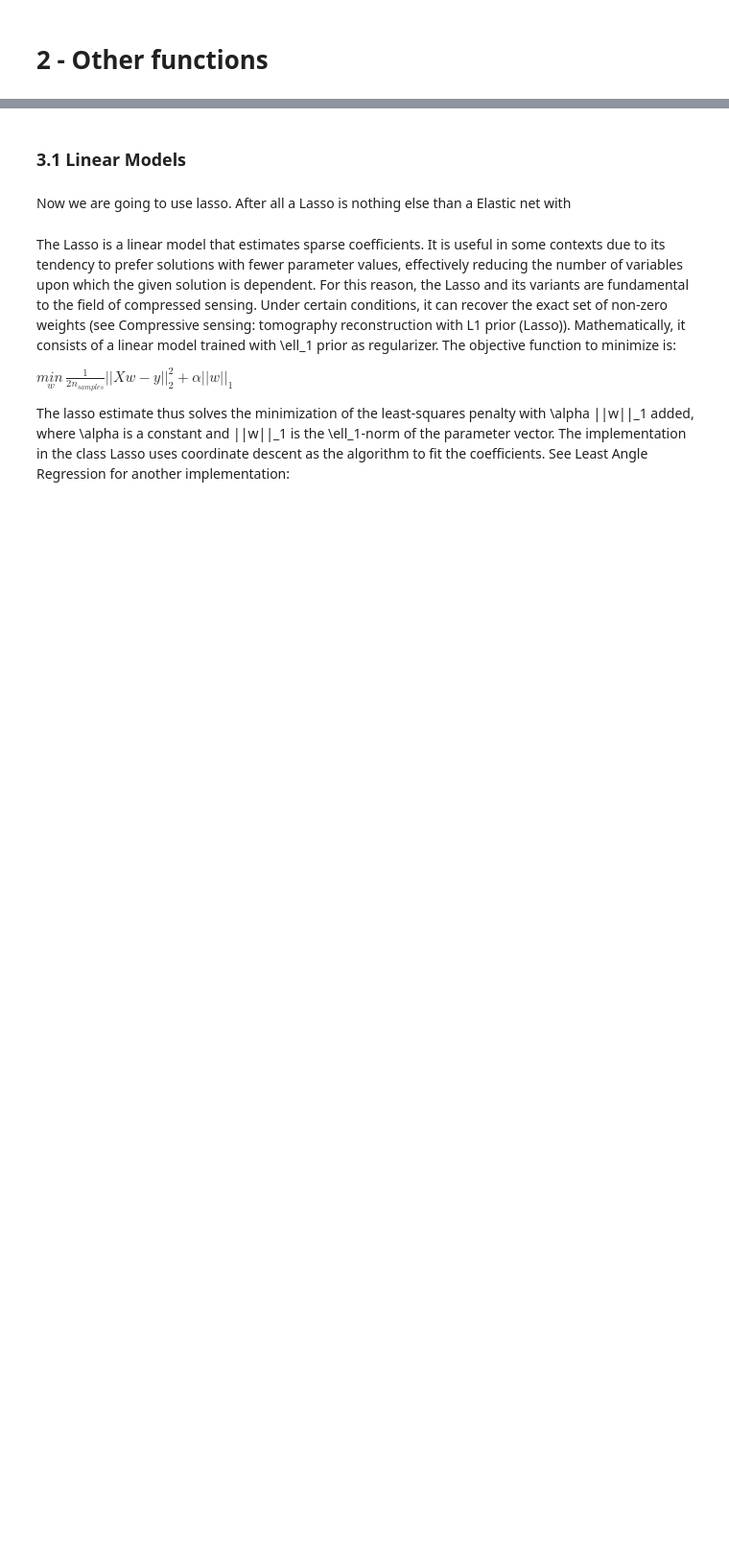
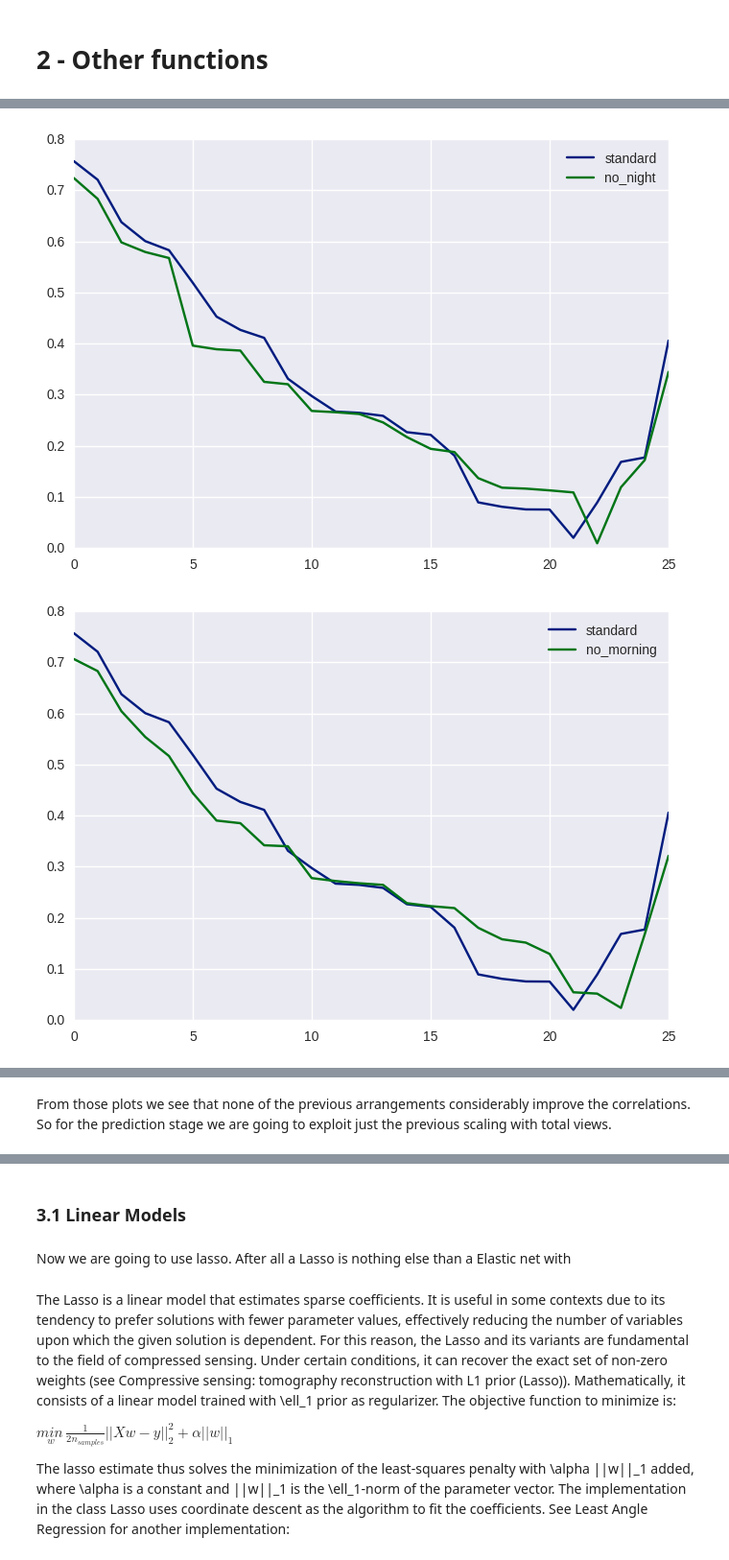
Before and after one commit to aalto1/digitalepidemiology, a Jupyter notebook: buratti_2.ipynb, the cells around one changed output, grey strips where cells are left out. Shown at 96% size. Drawn from its saved outputs; the diff is of its cells as text; code cells hidden in the pictures; blank space fills up the shorter version.

```diff
--- a/buratti_2.ipynb
+++ b/buratti_2.ipynb
@@ -196,0 +269,2 @@ np.array(wikis)
+# %%
+df_wikis = df_wikis2
@@ -196,0 +281,19 @@ np.array(wikis)
+# %%
+no_night = getWiki(data, night=False)
+del no_night["totalViews"]
+compareCorrelations(df_wikis, "standard", no_night, "no_night")
+
+no_morning = getWiki(data, morning=False)
+del no_morning["totalViews"]
+compareCorrelations(df_wikis, "standard", no_morning, "no_morning")
+
+no_afternoon = getWiki(data, afternoon=False)
+del no_afternoon["totalViews"]
+compareCorrelations(df_wikis, "standard", no_afternoon, "no_afternoon")
+
+no_evening = getWiki(data, evening=False)
+del no_evening["totalViews"]
+compareCorrelations(df_wikis, "standard", no_evening, "no_evening")
+# %% [output]
+[figure, added]
+[figure, added]
@@ -197,3 +302,5 @@ np.array(wikis)
+# %% [markdown]
+From those plots we see that none of the previous arrangements considerably improve  the correlations. So for the prediction stage we are  going to exploit just the previous scaling with total views.
 # %% [markdown]
 ## 3 - Section
 
```
Also changed, not shown: parts of 58 cells of this notebook.
